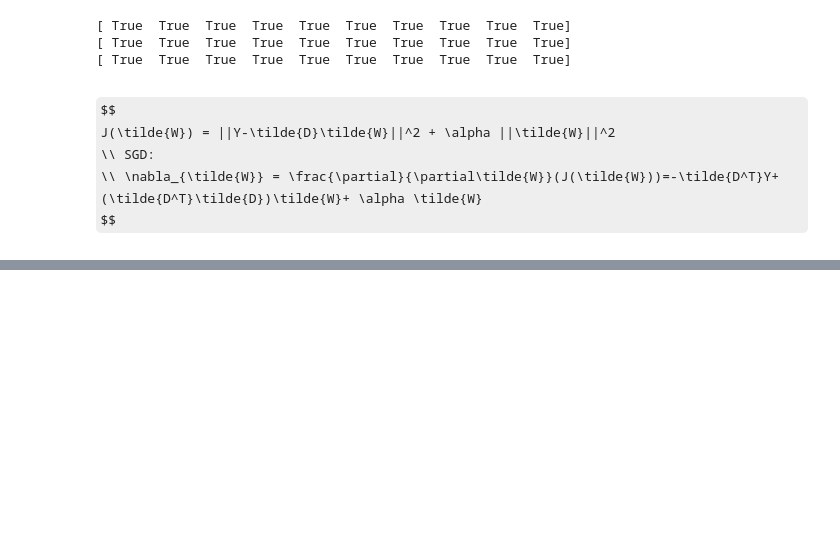
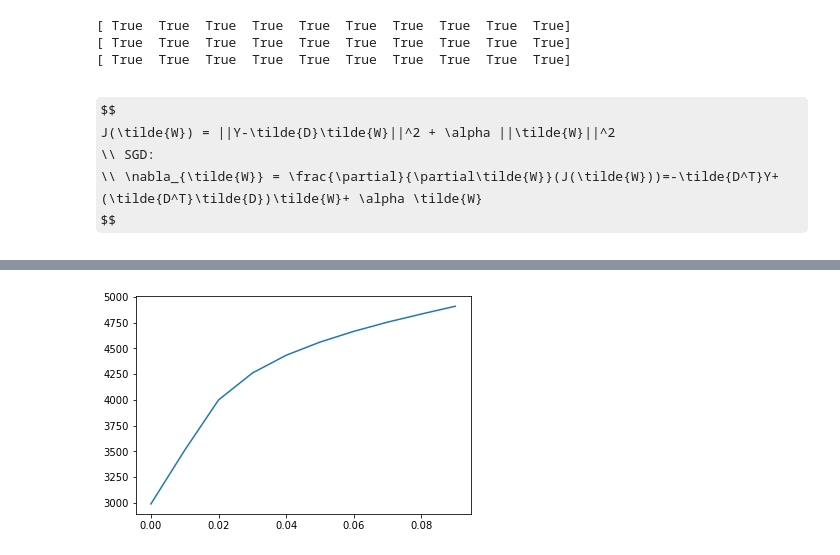
Before and after one commit to garfield-gray/NeuralNetwork, a Jupyter notebook: Ridge/main.ipynb, the cells around one changed output, grey strips where cells are left out. Drawn from its saved outputs; the diff is of its cells as text; code cells hidden in the pictures; some formulas as TeX source; blank space fills up the shorter version.

```diff
--- a/Ridge/main.ipynb
+++ b/Ridge/main.ipynb
@@ -93,0 +141,4 @@ array([0, 1, 2, 3])
+# %%
+for i in tqdm(Alphas):
+    newW = newSGD(Xv, Yv, W, i)
+    Errors.append(np.linalg.norm(Yv-np.hstack((np.ones((nu,1)), Xv)) @ newW)**2/nu)
@@ -93,0 +156,5 @@ array([0, 1, 2, 3])
+# %%
+plt.plot(Alphas, Errors)
+plt.show()
+# %% [output]
+[figure, added]
```
Also changed, not shown: parts of 28 cells of this notebook.
